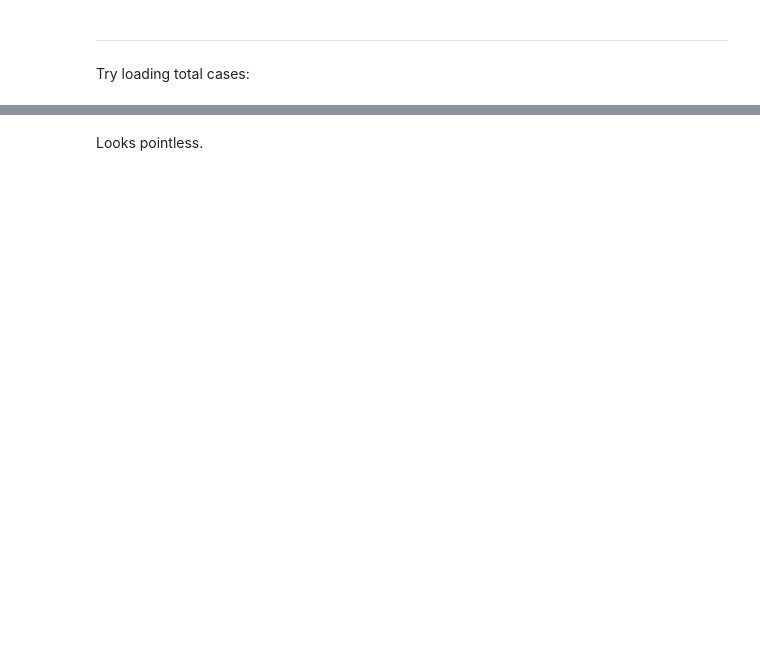
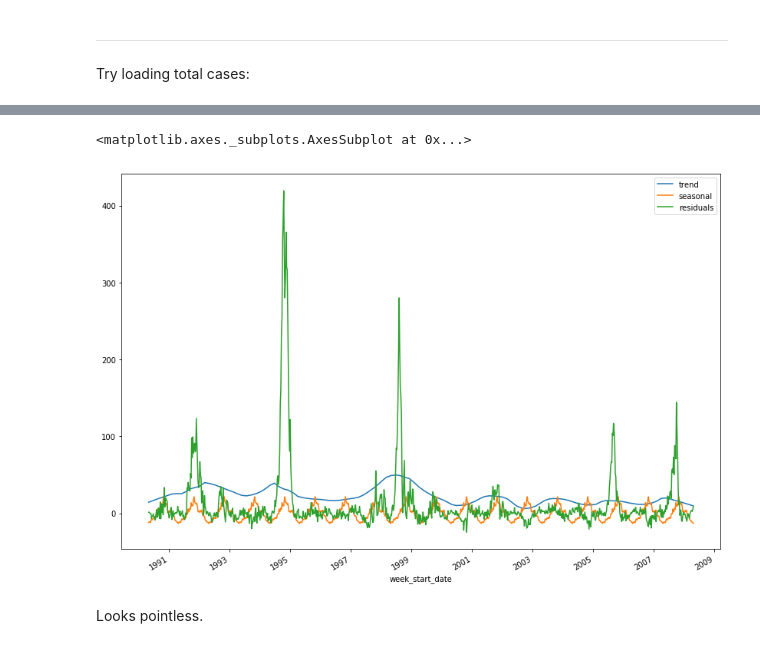
Before and after one commit to umstek/DengAI, a Jupyter notebook: Interactive Python 2/2-time-series-cleaning.ipynb, the cells around one changed output, grey strips where cells are left out. Saved outputs shown, nothing was run; the diff lists cells and outputs as text; code cells hidden in the pictures; blank space fills up the shorter version.

```diff
--- a/Interactive Python 2/2-time-series-cleaning.ipynb
+++ b/Interactive Python 2/2-time-series-cleaning.ipynb
@@ -125,4 +226,7 @@ dec_targets_iq.plot()
 # %%
-dec_targets_sj.plot()
+dec_targets_sj.plot(figsize=(14, 10))
+# %% [output]
+<matplotlib.axes._subplots.AxesSubplot at 0x...>
+[figure, added]
 # %% [markdown]
 Looks pointless.
```
Also changed, not shown: parts of 21 cells of this notebook, 6 other files.
